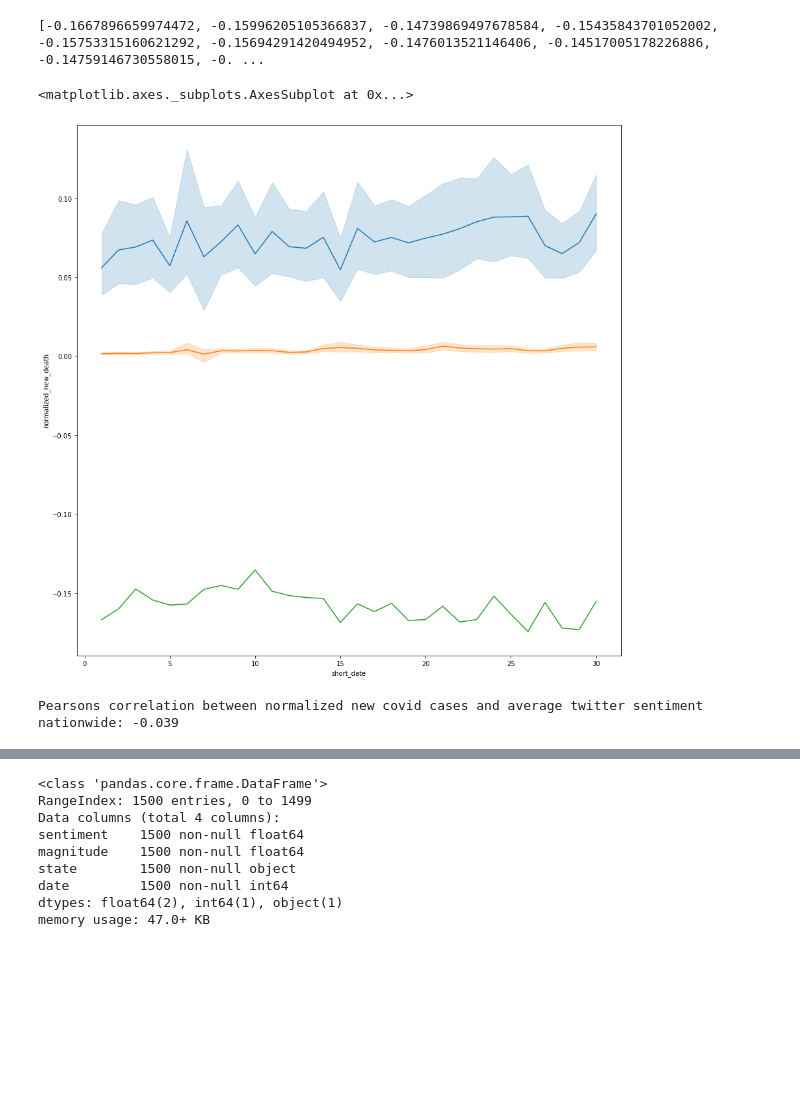
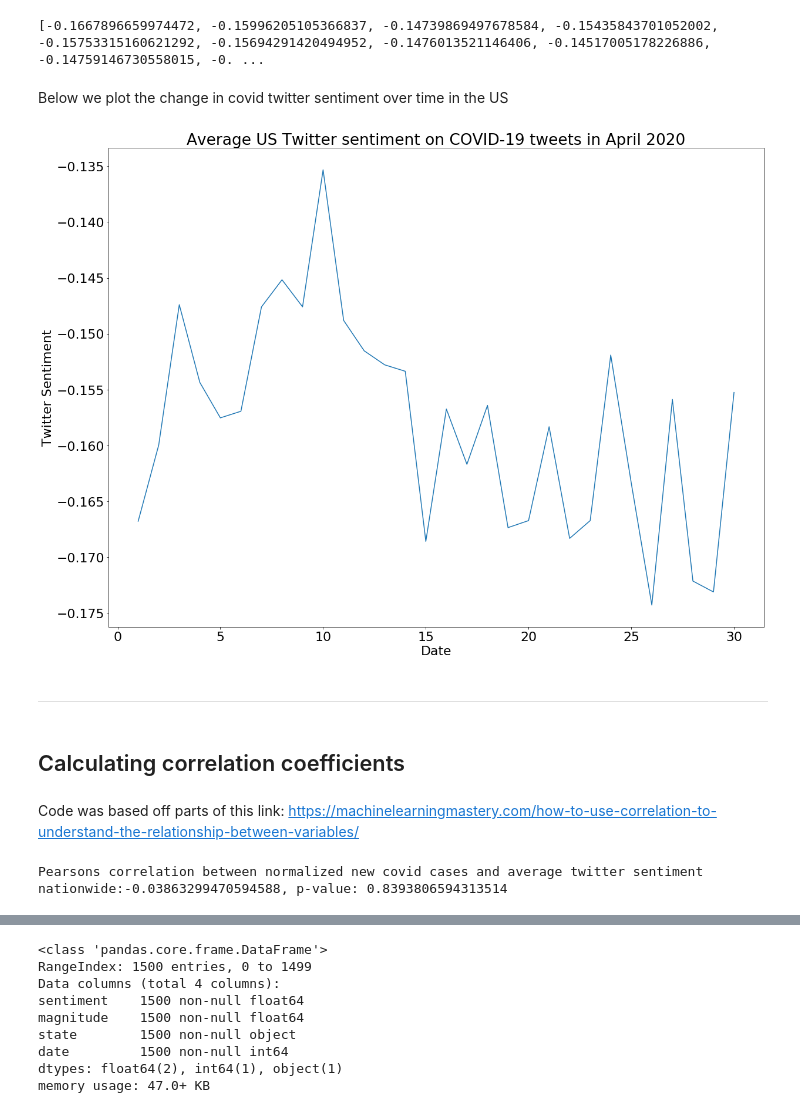
Before and after one commit to joyjixu/qm2_resources, a Jupyter notebook: data_analysis/covid_stats/correlation.ipynb, the cells around one changed output, grey strips where cells are left out. Saved outputs shown, nothing was run; the diff lists cells and outputs as text; code cells hidden in the pictures; blank space fills up the shorter version.

```diff
--- a/data_analysis/covid_stats/correlation.ipynb
+++ b/data_analysis/covid_stats/correlation.ipynb
@@ -36,13 +48,5 @@ for path in paths_list:
 print(nationwide_sentiment)
 # %% [output]
 [-0.1667896659974472, -0.15996205105366837, -0.14739869497678584, -0.15435843701052002, -0.15753315160621292, -0.15694291420494952, -0.1476013521146406, -0.14517005178226886, -0.14759146730558015, -0. ...
-# %%
-plt.figure(figsize=(15,15))
-
-sns.lineplot(x=covid['short_date'],y=covid['normalized_new_case'])
-sns.lineplot(x=covid['short_date'],y=covid['normalized_new_death'])
-
-sns.lineplot(x=[i for i in range(1,31)],y=nationwide_sentiment)
-# %% [output]
-<matplotlib.axes._subplots.AxesSubplot at 0x...>
-[figure, removed]
+# %% [markdown]
+Below we plot the change in covid twitter sentiment over time in the US
@@ -49 +60,16 @@ sns.lineplot(x=[i for i in range(1,31)],y=nationwide_sentiment)
+# %%
+plt.figure(figsize=(20,15))
+
+sns.lineplot(x=[i for i in range(1,31)],y=nationwide_sentiment)
+plt.xlabel('Date')
+plt.ylabel('Twitter Sentiment')
+plt.title('Average US Twitter sentiment on COVID-19 tweets in April 2020')
+
+#plt.savefig('covid_sentiment_over_time')
+# %% [output]
+[figure, added]
+# %% [markdown]
+_______________________________________________________________
+# %% [markdown]
+## Calculating correlation coefficients
 # %%
@@ -50,10 +77,11 @@ sns.lineplot(x=[i for i in range(1,31)],y=nationwide_sentiment)
 nationwide_daily_new_cases = covid.groupby(['short_date'])['normalized_new_case'].sum()
 nationwide_daily_new_deaths = covid.groupby(['short_date'])['normalized_new_death'].sum()
+# %% [markdown]
+Code was based off parts of this link: https://machinelearningmastery.com/how-to-use-correlation-to-understand-the-relationship-between-variables/
 # %%
-#https://machinelearningmastery.com/how-to-use-correlation-to-understand-the-relationship-between-variables/
 # calculate Pearson's correlation
-corr, _ = pearsonr(nationwide_daily_new_cases, nationwide_sentiment)
-print('Pearsons correlation between normalized new covid cases and average twitter sentiment nationwide: %.3f' % corr)
+corr, pval = pearsonr(nationwide_daily_new_cases, nationwide_sentiment)
+print('Pearsons correlation between normalized new covid cases and average twitter sentiment nationwide:{}, p-value: {}'.format(corr,pval))
 # %% [output]
-Pearsons correlation between normalized new covid cases and average twitter sentiment nationwide: -0.039
+Pearsons correlation between normalized new covid cases and average twitter sentiment nationwide:-0.03863299470594588, p-value: 0.8393806594313514
 # %%
```
Also changed, not shown: parts of 35 cells of this notebook, 4 other files.
